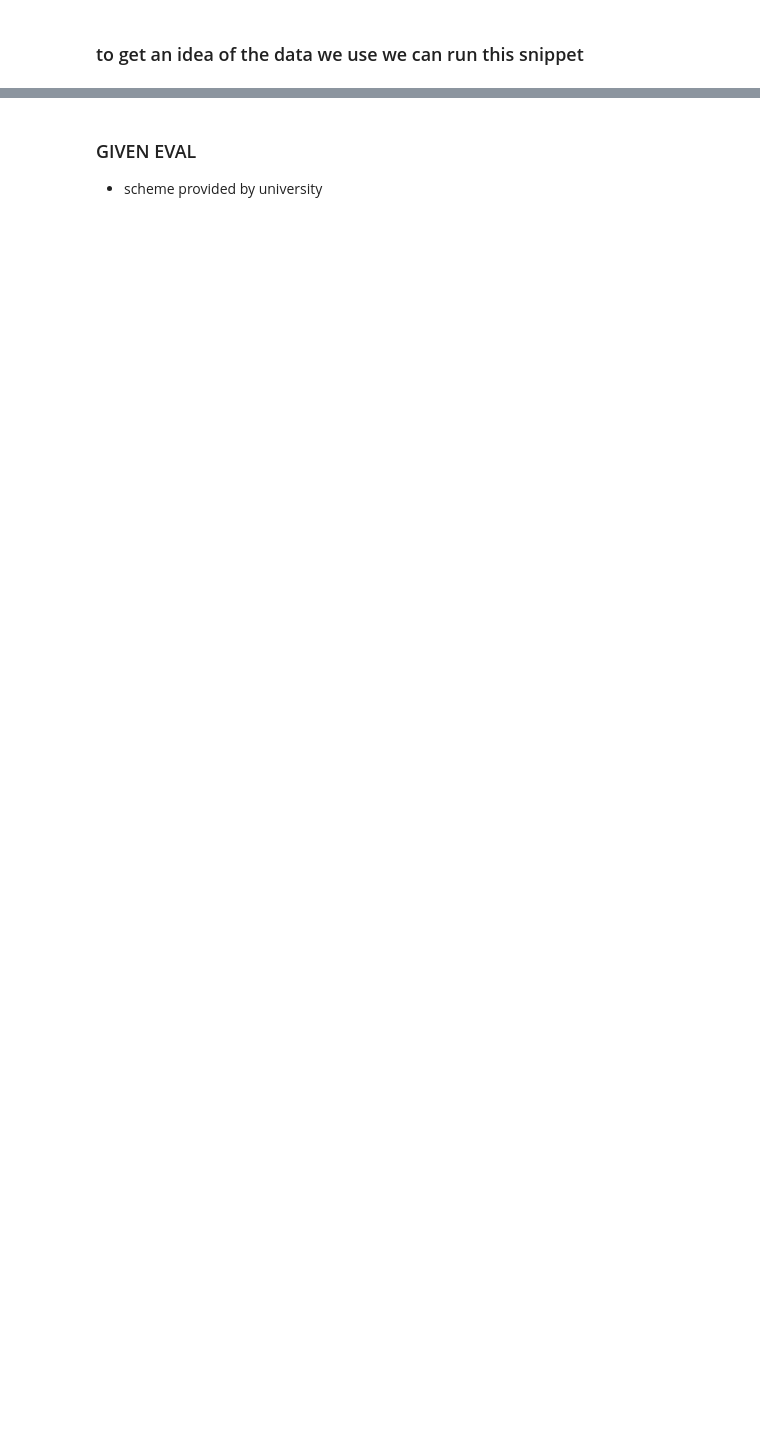
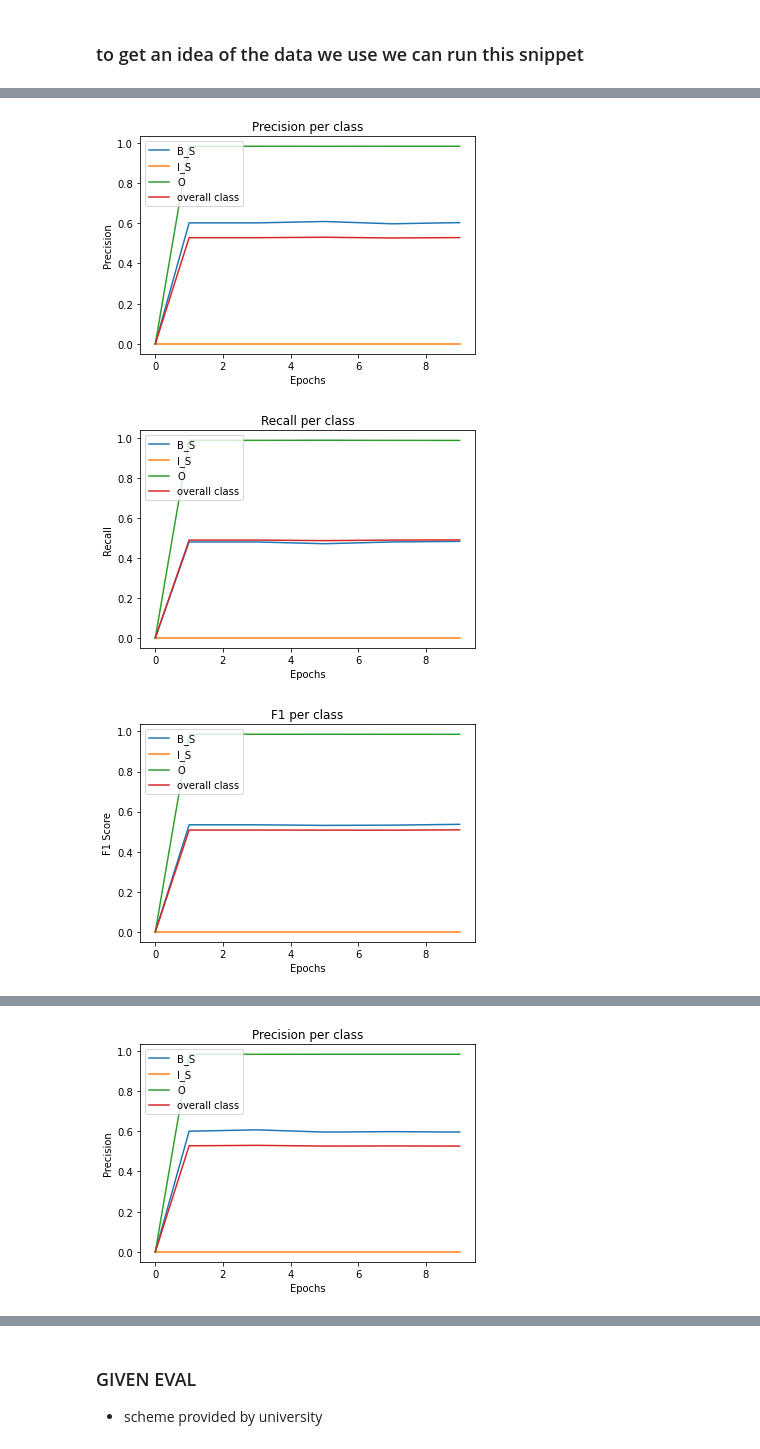
Before and after one commit to nik2410/psemnn, a Jupyter notebook: new_net.ipynb, the cells around one changed output, grey strips where cells are left out. Cells and saved outputs as stored; diff of their text form; code cells hidden in the pictures; blank space fills up the shorter version.

Commit message:
added vis for performance

```diff
--- a/new_net.ipynb
+++ b/new_net.ipynb
@@ -108,7 +110,7 @@ for i,(k,v) in enumerate(example_data.items()):
 # %%
 # split 85 15 in train and test tokens
 #hier die ratio angeben
-train_test_ratio = 0.95
+train_test_ratio = 0.8
 len_dataset = len(example_data) -1
 
 split_size = len_dataset * train_test_ratio
@@ -327,6 +326,9 @@ for v in example_data.values():
     vocabulary.update(set(v['tokens']))
 vocabulary = list(vocabulary)
 vocabulary.sort()
+for v in vocabulary:
+    #print(v)
+    break
 filename_rel_embedding = filename_embedding.replace('.txt','_rel.pkl')
 if not os.path.exists(filename_rel_embedding):
     embedding = load_embedding(filename_embedding, vocabulary)
@@ -344,14 +346,16 @@ for v in embedding.values():
 all_labelclasses = set()
 for row in train_labels:
     all_labelclasses.update(row)
+
 all_labelclasses=list(all_labelclasses)
+
 all_labelclasses.sort()
 
 
+
 labelclass_to_id = dict(zip(all_labelclasses,list(range(len(all_labelclasses)))))
-
+print(labelclass_to_id)
 n_tags = len(list(labelclass_to_id.keys()))
-
 
 max_seq_length = 100
 
@@ -431,0 +529,16 @@ Epoch 50/50
+# %%
+batch_size = [4,8,16,32,64,128]
+for bs in batch_size:
+    resetHistory()
+    # fit model on train data
+    history = model.fit(
+    x_train, y_train,
+    batch_size=32,
+    #validation_split = 0.2,
+    verbose = 1,
+    validation_data=(x_test, y_test),
+    callbacks = [TrainingEval()],
+    epochs=10)
+    recordPerformance(bs)
+    evalModelTrainData()
+# %% [output]
@@ -431,0 +565,3 @@ Epoch 50/50
+[figure, added]
+[figure, added]
+[figure, added]
@@ -431,0 +588 @@ Epoch 50/50
+[figure, added]
```
Also changed, not shown: parts of 27 cells of this notebook.
